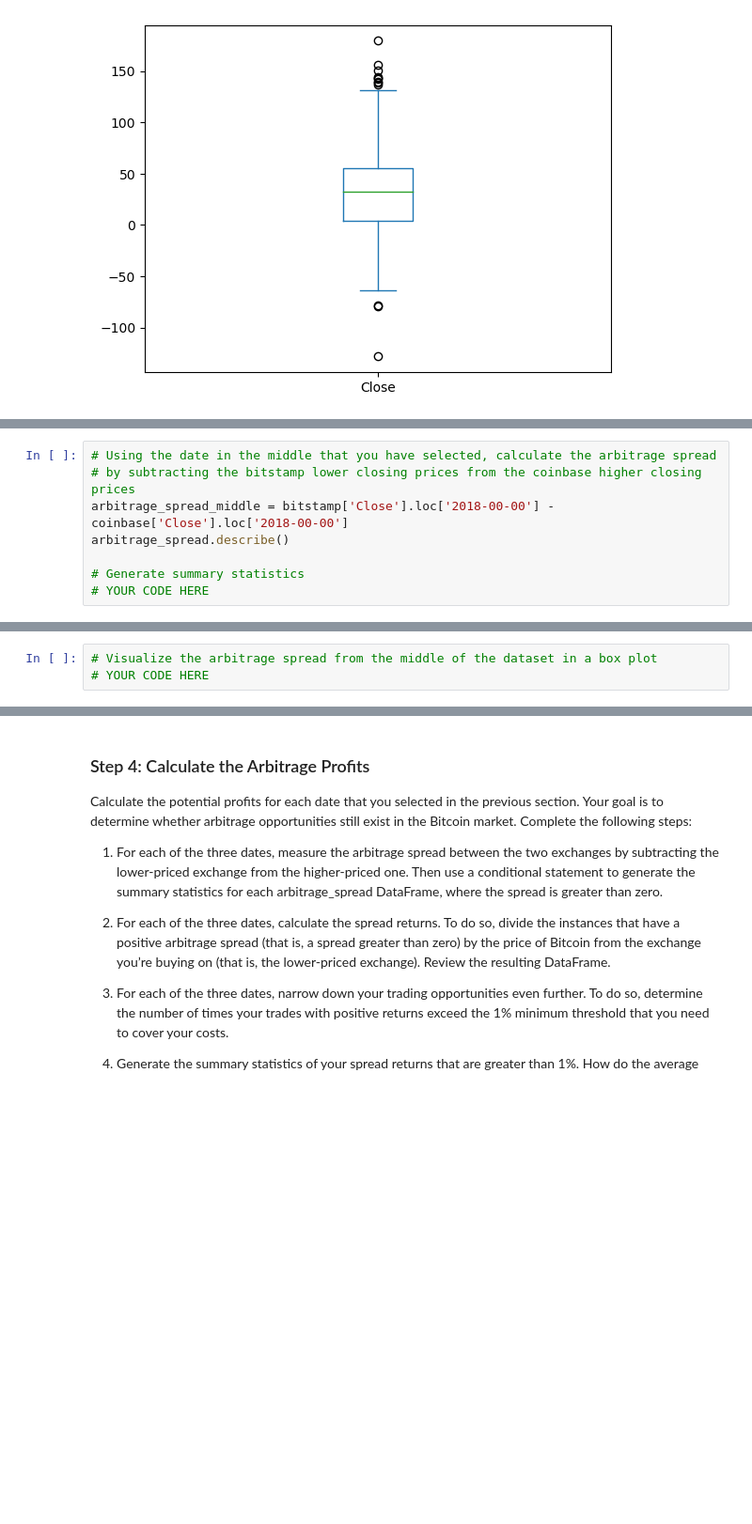
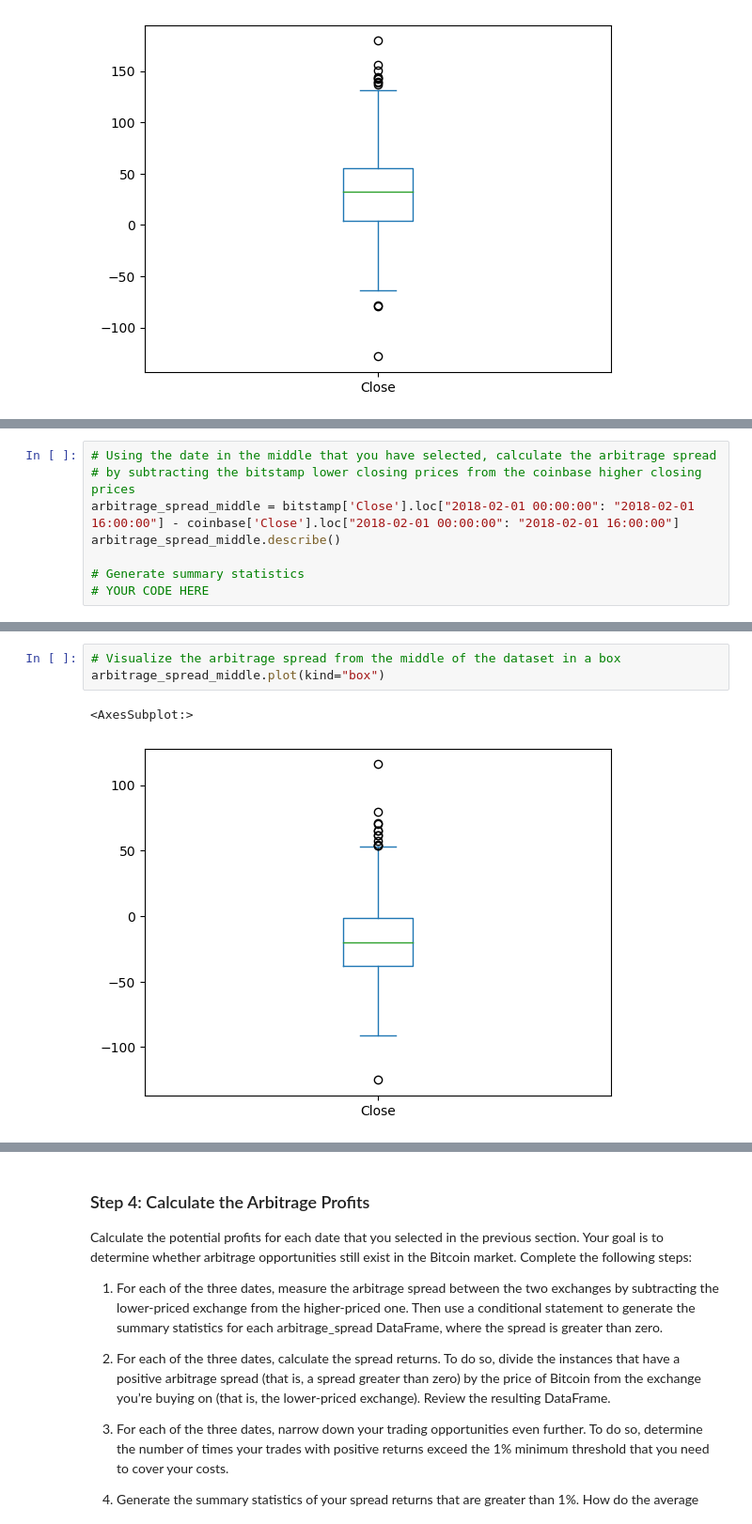
Before and after one commit to arianamoreno13/challenge3, a Jupyter notebook: challenge_03/crypto_arbitrage.ipynb, the cells around one changed output, grey strips where cells are left out. Shown at 94% size. Cells and saved outputs as stored; diff of their text form; blank space fills up the shorter version.

```diff
--- a/challenge_03/crypto_arbitrage.ipynb
+++ b/challenge_03/crypto_arbitrage.ipynb
@@ -478,8 +480,8 @@ SyntaxError: EOL while scanning string literal (2271913096.py, line 3)
 # %%
 # Using the date in the middle that you have selected, calculate the arbitrage spread
 # by subtracting the bitstamp lower closing prices from the coinbase higher closing prices
-arbitrage_spread_middle = bitstamp['Close'].loc['2018-00-00'] - coinbase['Close'].loc['2018-00-00']
-arbitrage_spread.describe()
+arbitrage_spread_middle = bitstamp['Close'].loc["2018-02-01 00:00:00": "2018-02-01 16:00:00"] - coinbase['Close'].loc["2018-02-01 00:00:00": "2018-02-01 16:00:00"]
+arbitrage_spread_middle.describe()
 
 # Generate summary statistics
 # YOUR CODE HERE
@@ -488,6 +498,9 @@ KeyError: '2018-00-00'
 # %%
-# Visualize the arbitrage spread from the middle of the dataset in a box plot
-# YOUR CODE HERE
+# Visualize the arbitrage spread from the middle of the dataset in a box
+arbitrage_spread_middle.plot(kind="box")
+# %% [output]
+<AxesSubplot:>
+[figure, added]
 # %%
 # Create an overlay plot that visualizes the two dataframes over a period of one day from late in the dataset.
 # Be sure that the plots include the parameters `legend`, `figsize`, `title`, `color` and `label`
```
Also changed, not shown: parts of 8 cells of this notebook.
